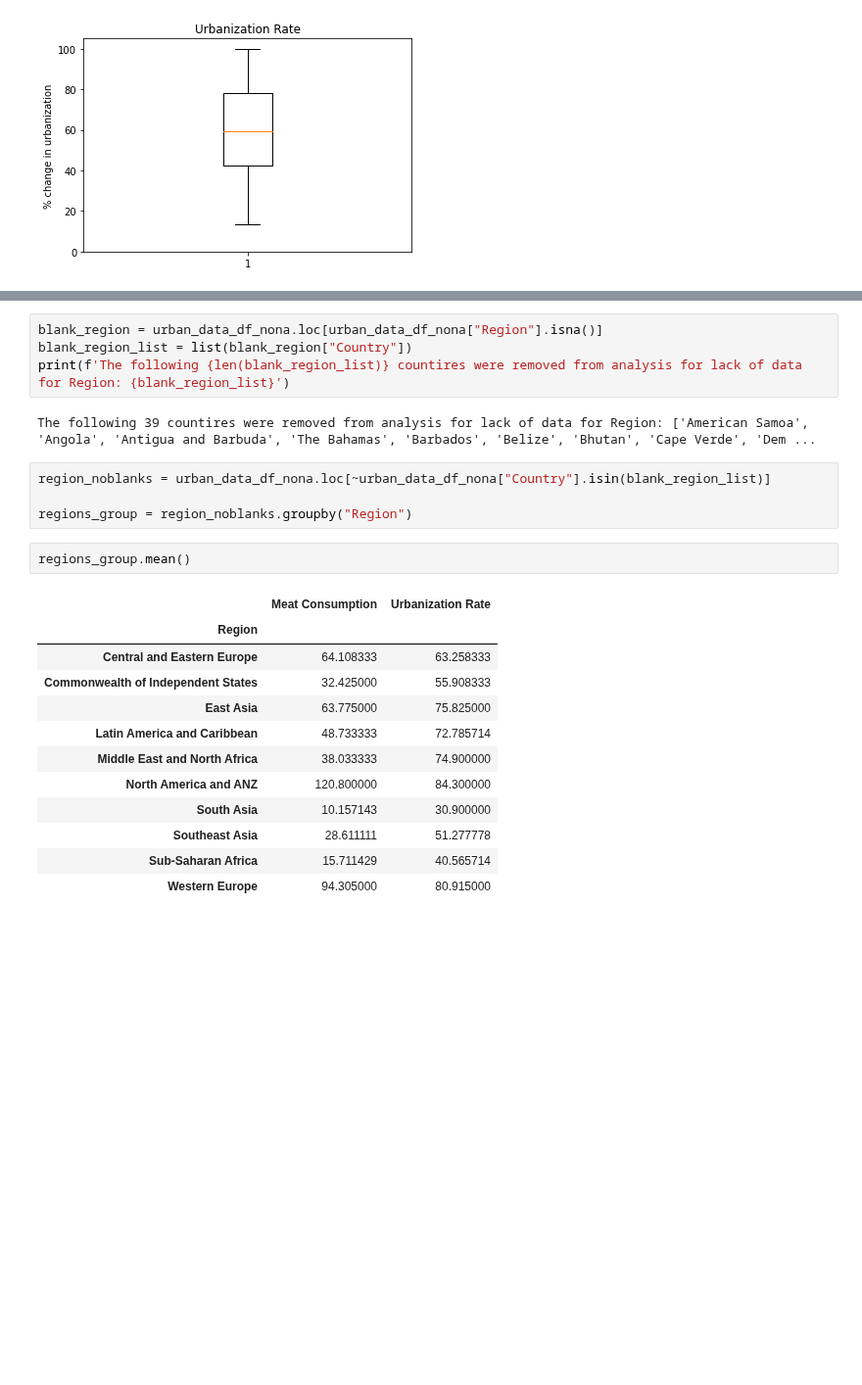
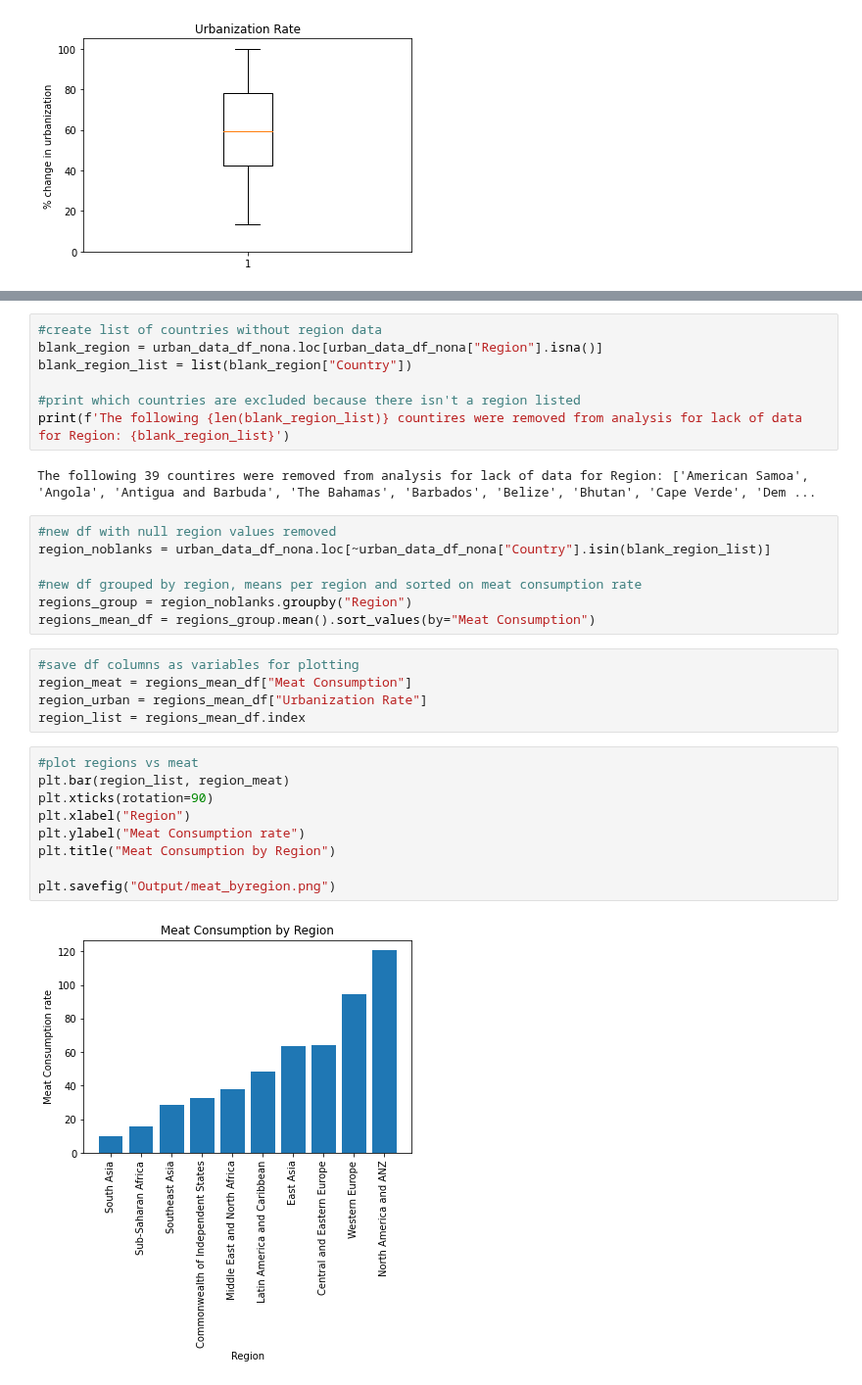
Before and after one commit to ermcgrew/bootcamp_project_one, a Jupyter notebook: data_analysis.ipynb, the cells around one changed output, grey strips where cells are left out. Shown at 98% size. Cells and saved outputs as stored; diff of their text form; blank space fills up the shorter version.

Commit message:
mean bar graphs by region

```diff
--- a/data_analysis.ipynb
+++ b/data_analysis.ipynb
@@ -305,27 +307,34 @@ plt.savefig("Output/Urbanization_Meat_scatter.png")
 The r value is: 0.53487
 [figure]
 # %%
+#create list of countries without region data
 blank_region = urban_data_df_nona.loc[urban_data_df_nona["Region"].isna()]
 blank_region_list = list(blank_region["Country"])
+
+#print which countries are excluded because there isn't a region listed
 print(f'The following {len(blank_region_list)} countires were removed from analysis for lack of data for Region: {blank_region_list}')
 # %% [output]
 The following 39 countires were removed from analysis for lack of data for Region: ['American Samoa', 'Angola', 'Antigua and Barbuda', 'The Bahamas', 'Barbados', 'Belize', 'Bhutan', 'Cape Verde', 'Dem ...
 # %%
+#new df with null region values removed
 region_noblanks = urban_data_df_nona.loc[~urban_data_df_nona["Country"].isin(blank_region_list)]
 
+#new df grouped by region, means per region and sorted on meat consumption rate
 regions_group = region_noblanks.groupby("Region")
+regions_mean_df = regions_group.mean().sort_values(by="Meat Consumption")
 # %%
-regions_group.mean()
+#save df columns as variables for plotting
+region_meat = regions_mean_df["Meat Consumption"]
+region_urban = regions_mean_df["Urbanization Rate"]
+region_list = regions_mean_df.index
-# %% [output]
-|  | Meat Consumption | Urbanization Rate |
-| Region |  |  |
-| Central and Eastern Europe | 64.108333 | 63.258333 |
-| Commonwealth of Independent States | 32.425000 | 55.908333 |
-| East Asia | 63.775000 | 75.825000 |
-| Latin America and Caribbean | 48.733333 | 72.785714 |
-| Middle East and North Africa | 38.033333 | 74.900000 |
-| North America and ANZ | 120.800000 | 84.300000 |
-| South Asia | 10.157143 | 30.900000 |
-| Southeast Asia | 28.611111 | 51.277778 |
-| Sub-Saharan Africa | 15.711429 | 40.565714 |
-| Western Europe | 94.305000 | 80.915000 |
+# %%
+#plot regions vs meat
+plt.bar(region_list, region_meat)
+plt.xticks(rotation=90)
+plt.xlabel("Region")
+plt.ylabel("Meat Consumption rate")
+plt.title("Meat Consumption by Region")
+
+plt.savefig("Output/meat_byregion.png")
+# %% [output]
+[figure, added]
```
Also changed, not shown: parts of 4 cells of this notebook, 2 other files.
